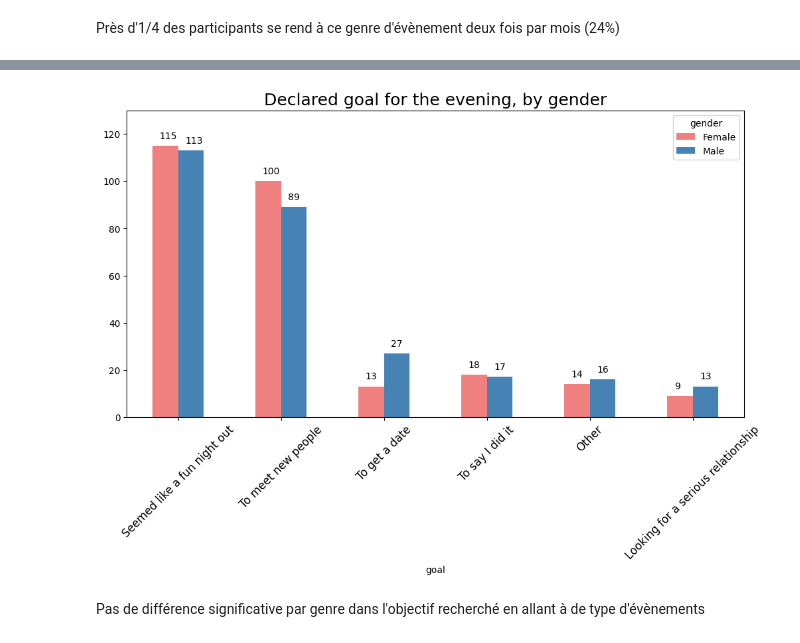
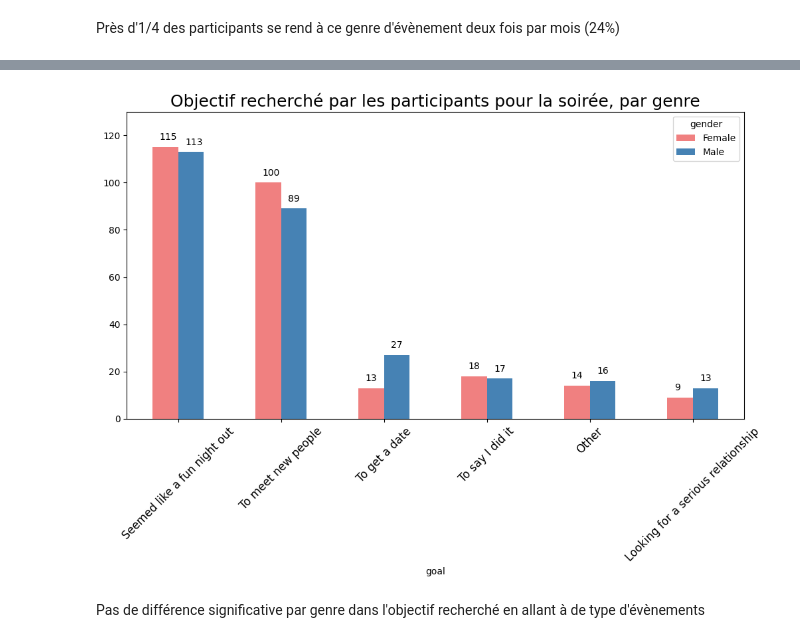
Before and after one commit to nlefort/JEDHA, a Jupyter notebook: PROJETS/02. EDA/Speed_dating_project.ipynb, the cells around one changed output, grey strips where cells are left out. Saved outputs shown, nothing was run; the diff lists cells and outputs as text; code cells hidden in the pictures.

```diff
--- a/PROJETS/02. EDA/Speed_dating_project.ipynb
+++ b/PROJETS/02. EDA/Speed_dating_project.ipynb
@@ -323,16 +389,21 @@ Origine ethnique des participants :
 - Les participants sont majoritairement d'origine caucasienne (56%).
 Ceci est à mettre en lien avec la localisation géographique de l'étude.
 # %%
-ax = sns.FacetGrid(df_participants, col='race', hue='gender', palette=palette)
-ax.map(plt.hist, 'age', alpha=0.7, bins=10)
+ax = sns.FacetGrid(df_participants,
+                   col="race",
+                   hue="gender",
+                   palette=PALETTE
+)
+
+ax.map(plt.hist, "age", alpha=0.7, bins=10)
 
 for i, title in enumerate(ax.col_names):
     ax.axes[0, i].set_title(title)
 
-ax.set_xlabels('', fontsize=1)
+ax.set_xlabels("", fontsize=1)
 plt.subplots_adjust(top=0.8)
 ax.add_legend()
-ax.figure.suptitle('Age distribution by gender and race', fontsize=15)
+ax.figure.suptitle("Distribution de l'âge par gendre et origine ethnique", fontsize=15)
 plt.show()
 # %% [output]
 [figure]
@@ -499,22 +598,35 @@ Almost never             0.0
 Name: proportion, dtype: float64
 # %%
-tmp = df_participants[['gender', 'goal']].groupby(
-    ['goal', 'gender']).size().unstack()
-tmp['Total'] = tmp.sum(axis=1)
-tmp = tmp.sort_values('Total', ascending=False).drop(columns='Total')
+# Objectifs recherchés par les participants par genre
+goal_by_gender = (
+    df_participants[["gender", "goal"]]
+    .groupby(["goal", "gender"])
+    .size()
+    .unstack()
+)
+goal_by_gender["Total"] = goal_by_gender.sum(axis=1)
+goal_by_gender = goal_by_gender.sort_values("Total", ascending=False).drop(columns="Total")
 
-ax = tmp.plot(kind='bar', figsize=(12, 6), ylim=(
-    0, 130), color=['lightcoral', 'steelblue'])
+ax = goal_by_gender.plot(
+    kind="bar",
+    figsize=(12, 6),
+    ylim=(0, 130),
+    color=["lightcoral", "steelblue"],
+)
 ax.set_xticklabels(ax.get_xticklabels(), fontsize=12, rotation=45)
 
-ax.set_title('Declared goal for the evening, by gender', fontsize=18)
+ax.set_title("Objectif recherché par les participants pour la soirée, par genre", fontsize=18)
 
 # Légende au-dessus des barres
 for i in ax.patches:
-    ax.text(i.get_x()+.07, i.get_height()+3,
-            str(round((i.get_height()), 1)), fontsize=10)
+    ax.text(
+        i.get_x() + 0.07,
+        i.get_height() + 3,
+        str(round((i.get_height()), 1)),
+        fontsize=10,
+    )
 # %% [output]
-[figure, old version]
+[figure, new version]
 # %% [markdown]
 Pas de différence significative par genre dans l'objectif recherché en allant à de type d'évènements
 # %% [markdown]
```
Also changed, not shown: parts of 29 cells of this notebook.
